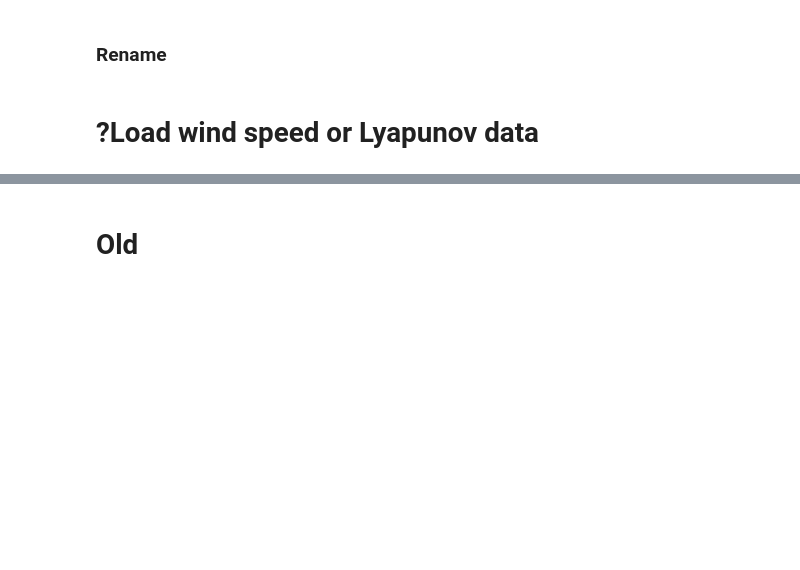
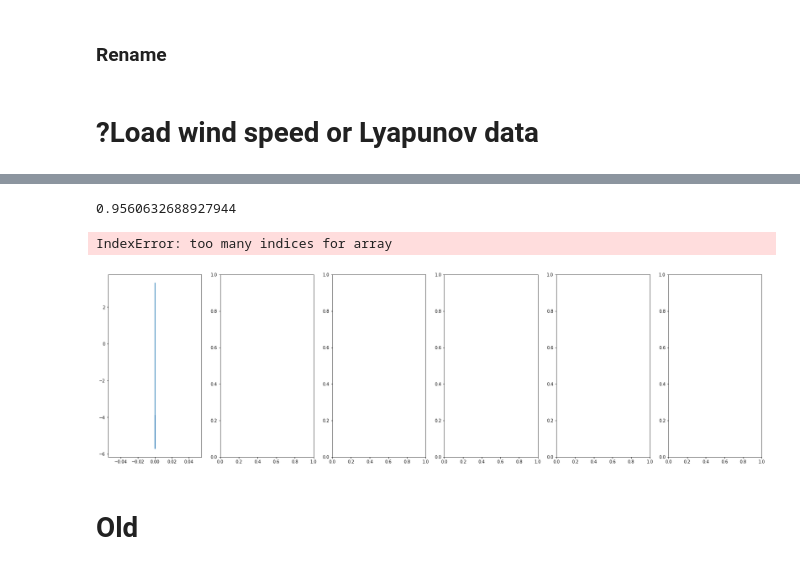
Before and after one commit to shirleyswirley/skipjack-bigeye-separation, a Jupyter notebook: python/wcpfc_question3_GAMs.ipynb, the cells around one changed output, grey strips where cells are left out. Saved outputs shown, nothing was run; the diff lists cells and outputs as text; code cells hidden in the pictures; blank space fills up the shorter version.

```diff
--- a/python/wcpfc_question3_GAMs.ipynb
+++ b/python/wcpfc_question3_GAMs.ipynb
@@ -326,0 +335,9 @@ ssha.name = 'ssha'
+# %%
+from pygam import LogisticGAM
+from sklearn.datasets import load_breast_cancer
+#load the breast cancer data set
+data = load_breast_cancer()
+#keep first 6 features only
+df = pd.DataFrame(data.data, columns=data.feature_names)[['mean radius', 'mean texture', 'mean perimeter', 'mean area','mean smoothness', 'mean compactness']]
+target_df = pd.Series(data.target)
+df.describe()
@@ -326,0 +354,3 @@ ssha.name = 'ssha'
+# %%
+X = df[['mean radius', 'mean texture', 'mean perimeter', 'mean area','mean smoothness', 'mean compactness']]
+y = target_df
@@ -326,0 +366,14 @@ ssha.name = 'ssha'
+# %%
+#gam = LogisticGAM().fit(X,y)
+# default params are n_splines=25, lam=0.6, constraints=None
+lambda_ = 0.6
+# lambda controls how much we penalize "wiggliness", so even
+# w/ a large value for n_splines, could get straight line if
+# lambda is large enough
+n_splines = [25, 6, 25, 25, 6, 4]
+# number of splines to use in each of the smooth functions
+# to be fitted
+constraints = None
+gam = LogisticGAM(constraints=constraints,
+          lam=lambda_,
+         n_splines=n_splines).fit(X, y)
@@ -326,0 +400,18 @@ ssha.name = 'ssha'
+# %%
+gam.accuracy(X,y)
+# %% [output]
+0.9560632688927944
+# %%
+plt.rcParams['figure.figsize'] = (28, 8)
+fig, axs = plt.subplots(1, len(data.feature_names[0:6]))
+titles = data.feature_names
+for i, ax in enumerate(axs):
+    XX = gam.generate_X_grid(term=i+1)
+    pdep, confi = gam.partial_dependence(term=i+1, X=XX, width=.95)
+    ax.plot(XX[:, i], pdep)
+    ax.plot(XX[:, i], confi[0][:, 0], c='grey', ls='--')
+    ax.plot(XX[:, i], confi[0][:, 1], c='grey', ls='--')
+    ax.set_title(titles[i])
+# %% [output]
+IndexError: too many indices for array
+[figure, added]
```
Also changed, not shown: parts of 22 cells of this notebook.
